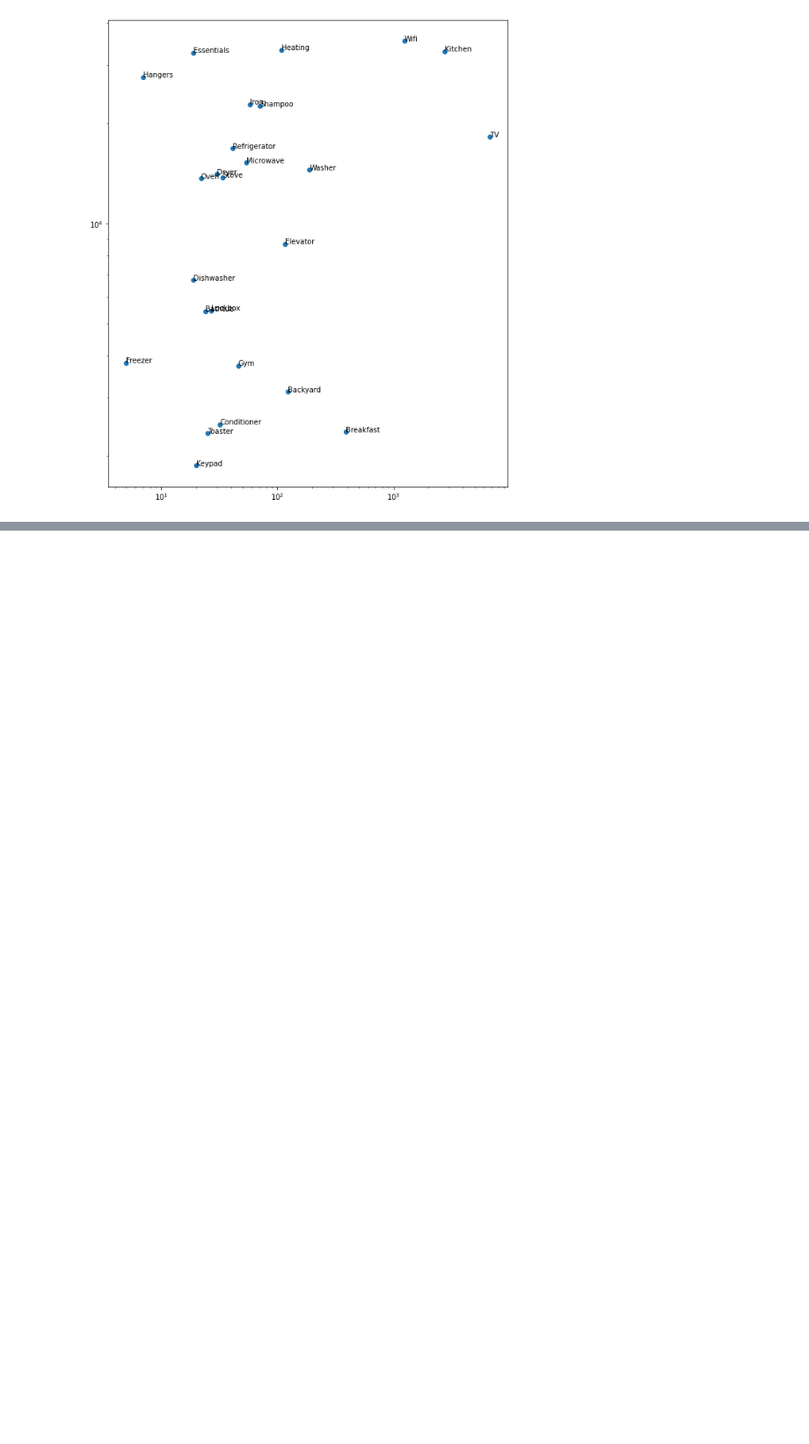
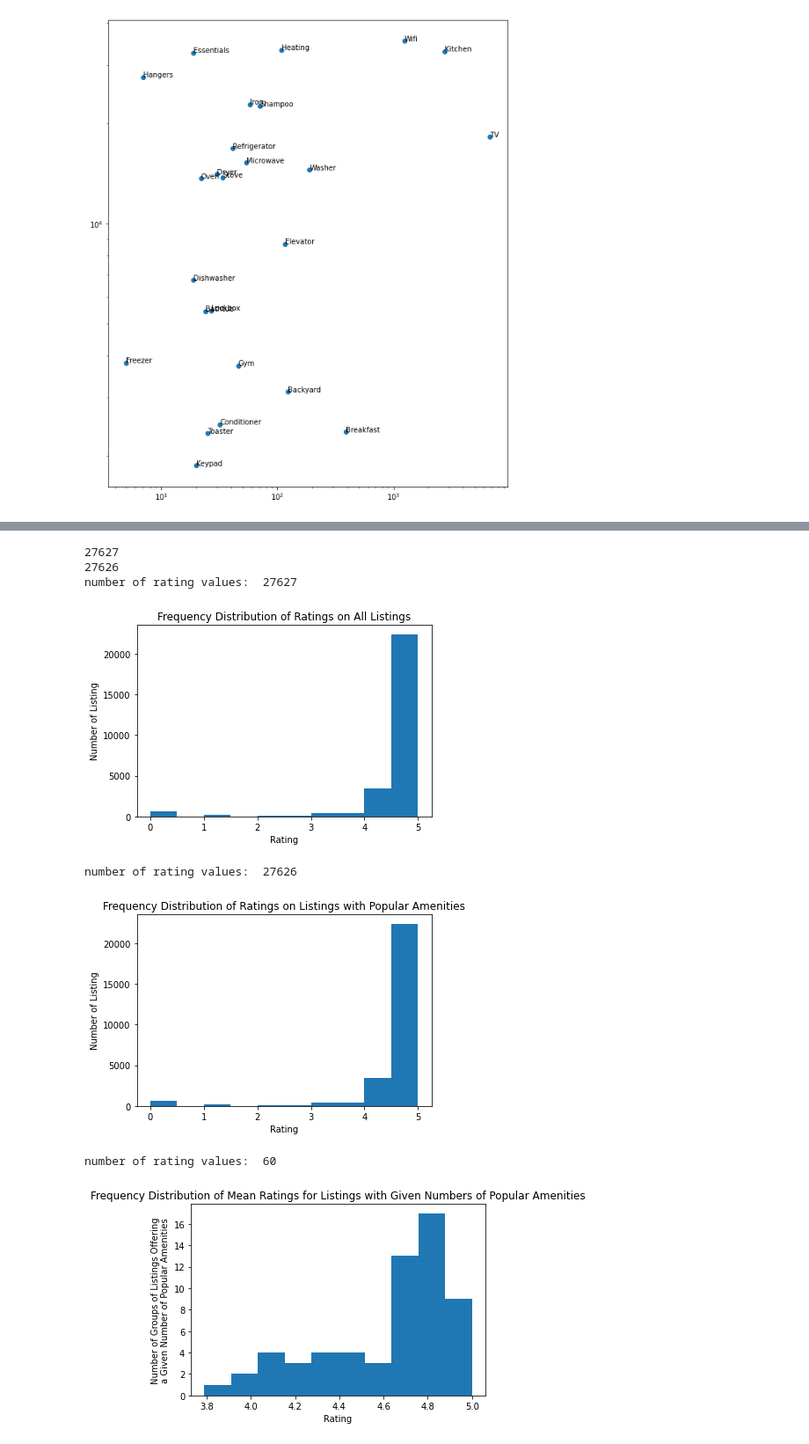
Before and after one commit to alecardozo10/cs396_project, a Jupyter notebook: prop.ipynb, the cells around one changed output, grey strips where cells are left out. Shown at 88% size. Drawn from its saved outputs; the diff is of its cells as text; code cells hidden in the pictures; blank space fills up the shorter version.

```diff
--- a/prop.ipynb
+++ b/prop.ipynb
@@ -427,3 +411,0 @@ Name: comments, Length: 848725, dtype: object
-# %%
-words = {}
-for row in range(dfs['reviews']['comments'].shape[0]):
@@ -635,0 +625,53 @@ Clothing storage                    NaN    1041.0
+# %%
+# gather only listings with popular amenities in them
+def checkIfPopAmen(amen_str, popAmen):
+    lst = strToLst(amen_str)
+    for amen in lst:
+        if amen in popAmen:
+            return True
+    return False
+
+ratings_w_pop_amens = []
+for row in listings.index:
+    #print(row)
+    amen_str = listings.loc[row, 'amenities']
+    #print(listings.loc[row, 'amenities'])
+    if checkIfPopAmen(amen_str, pop_amens):
+        ratings_w_pop_amens.append(listings.loc[row, 'review_scores_rating'])
+
+# only ONE listing does not have any of the popular amenities (after we drop all listings with NaN in the review_scores_rating column)
+print(listings.shape[0])
+print(len(ratings_w_pop_amens))
+
+# histogram of all ratings
+print('number of rating values: ', listings['review_scores_rating'].shape[0])
+plt.hist(listings['review_scores_rating'])
+plt.title('Frequency Distribution of Ratings on All Listings')
+plt.ylabel('Number of Listing')
+plt.xlabel('Rating')
+plt.show()
+
+# histogram of ratings of listings with popular amenities
+print('number of rating values: ', len(ratings_w_pop_amens))
+plt.hist(ratings_w_pop_amens)
+plt.title('Frequency Distribution of Ratings on Listings with Popular Amenities')
+plt.ylabel('Number of Listing')
+plt.xlabel('Rating')
+plt.show()
+
+# histogram of average ratings of listings with popular amenities
+print('number of rating values: ', len(sorted_numAmen_ratings.values()))
+plt.hist(sorted_numAmen_ratings.values())#, bins = len(sorted_numAmen_ratings.values()))
+plt.title('Frequency Distribution of Mean Ratings for Listings with Given Numbers of Popular Amenities')
+plt.ylabel('Number of Groups of Listings Offering\na Given Number of Popular Amenities')
+plt.xlabel('Rating')
+plt.show()
+# %% [output]
+27627
+27626
+number of rating values:  27627
+[figure, added]
+number of rating values:  27626
+[figure, added]
+number of rating values:  60
+[figure, added]
```
Also changed, not shown: parts of 6 cells of this notebook.
